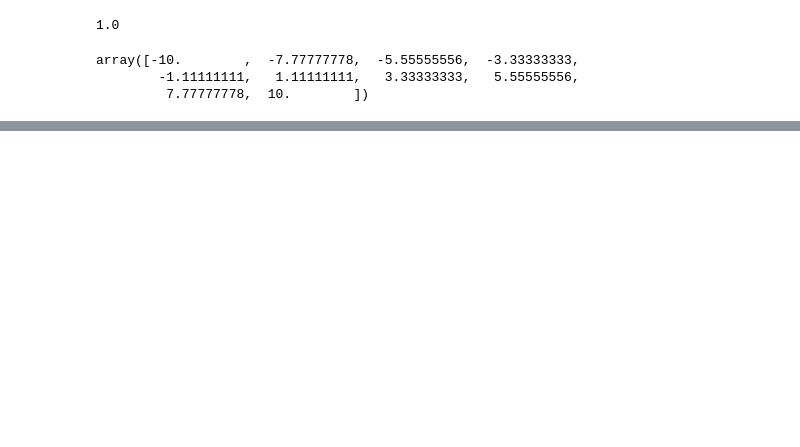
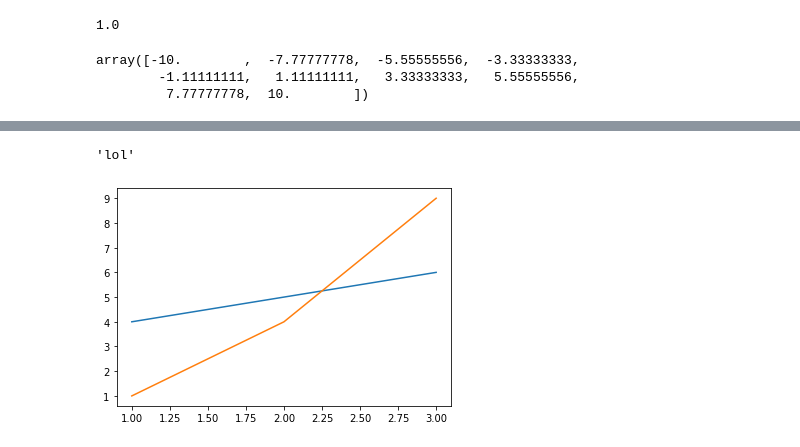
Before and after one commit to LDemange/design_interface, a Jupyter notebook: Untitled.ipynb, the cells around one changed output, grey strips where cells are left out. Drawn from its saved outputs; the diff is of its cells as text; code cells hidden in the pictures; blank space fills up the shorter version.

```diff
--- a/Untitled.ipynb
+++ b/Untitled.ipynb
@@ -43,0 +46,10 @@ y
+# %%
+plt.plot([1,2,3],[4,5,6],label='lol')
+plt.plot([1,2,3],[1,4,9])
+ax = plt.gca()
+line = ax.lines[0]
+#line.get_xydata()
+line.get_label()
+# %% [output]
+'lol'
+[figure, added]
```
Also changed, not shown: parts of 6 cells of this notebook, 1 other file.
